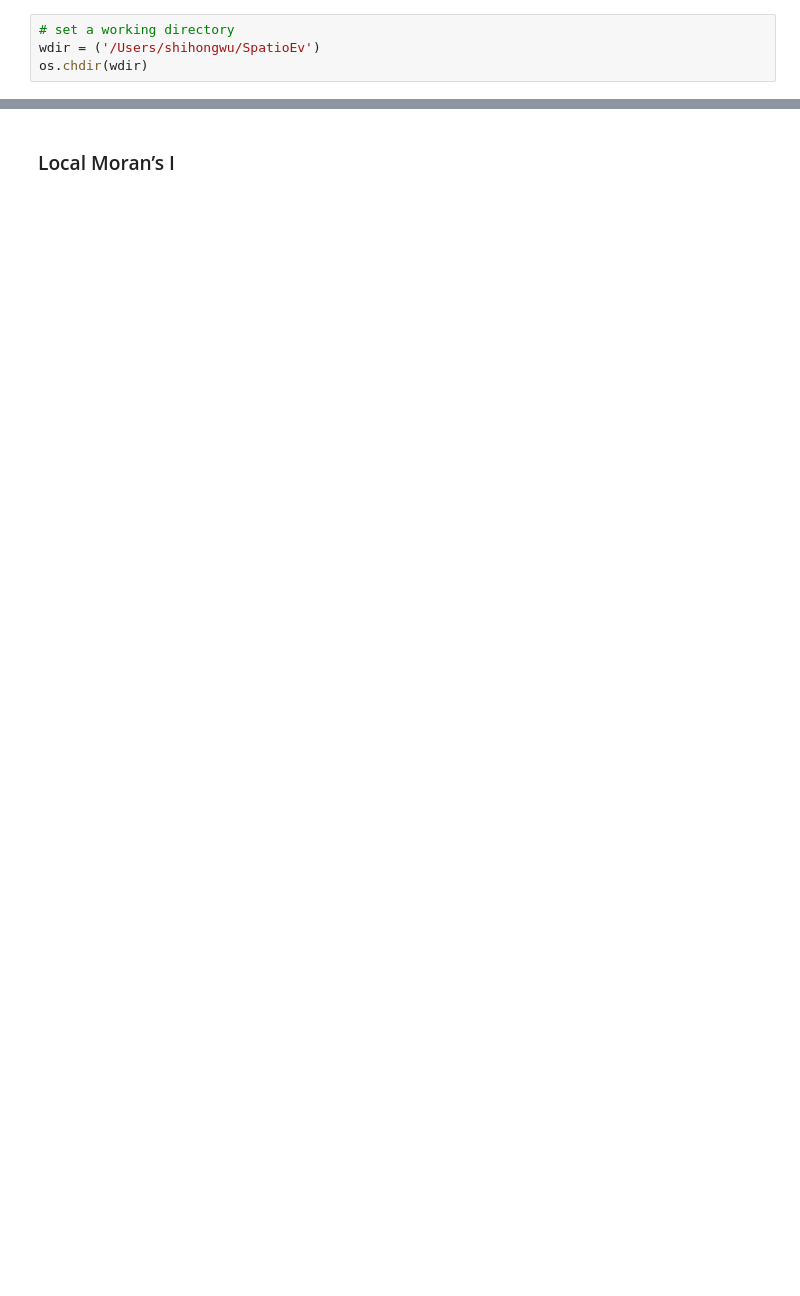
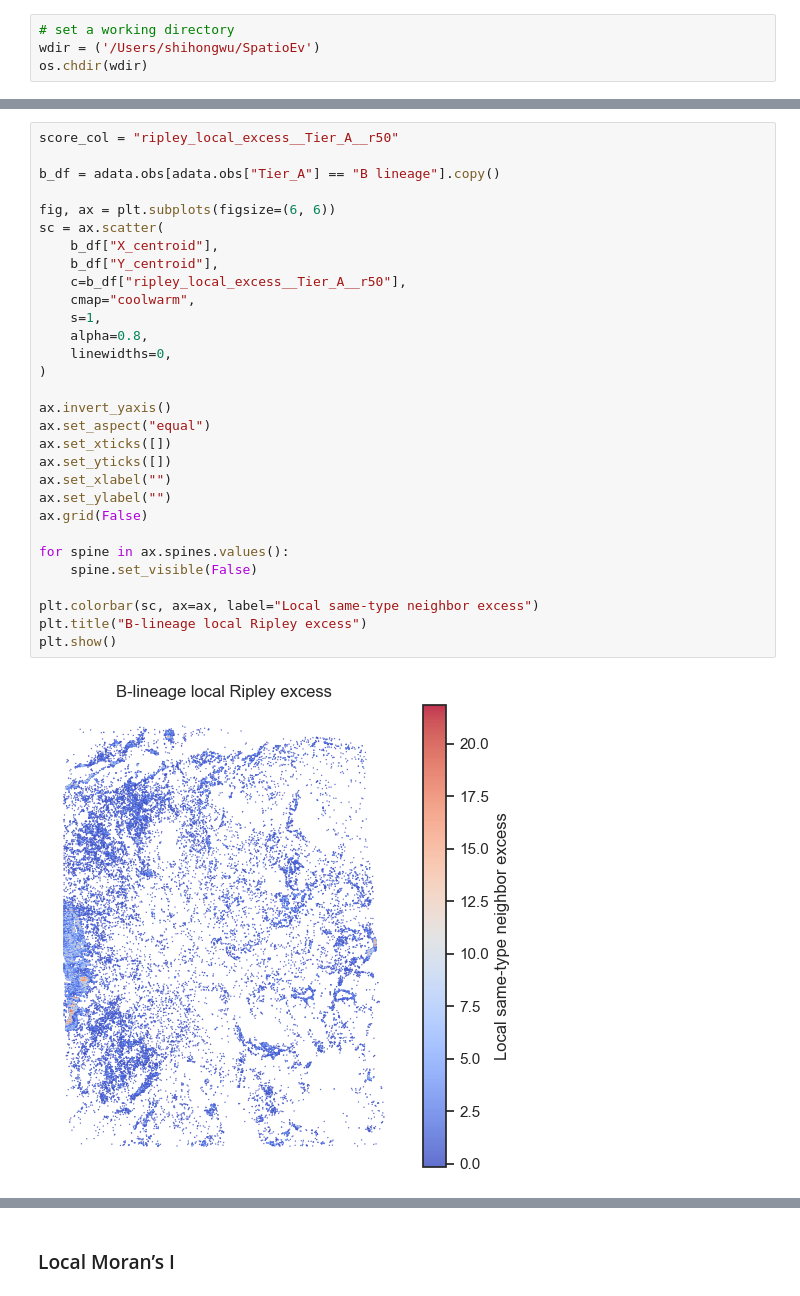
Before and after one commit to Bashford-Rogers-lab/SpatioEv, a Jupyter notebook: notebooks/04_dev_spatial_stats.ipynb, the cells around one changed output, grey strips where cells are left out. Drawn from its saved outputs; the diff is of its cells as text; blank space fills up the shorter version.

```diff
--- a/notebooks/04_dev_spatial_stats.ipynb
+++ b/notebooks/04_dev_spatial_stats.ipynb
@@ -256,0 +284,32 @@ morans_i_by_image(
+# %%
+score_col = "ripley_local_excess__Tier_A__r50"
+
+b_df = adata.obs[adata.obs["Tier_A"] == "B lineage"].copy()
+
+fig, ax = plt.subplots(figsize=(6, 6))
+sc = ax.scatter(
+    b_df["X_centroid"],
+    b_df["Y_centroid"],
+    c=b_df["ripley_local_excess__Tier_A__r50"],
+    cmap="coolwarm",
+    s=1,
+    alpha=0.8,
+    linewidths=0,
+)
+
+ax.invert_yaxis()
+ax.set_aspect("equal")
+ax.set_xticks([])
+ax.set_yticks([])
+ax.set_xlabel("")
+ax.set_ylabel("")
+ax.grid(False)
+
+for spine in ax.spines.values():
+    spine.set_visible(False)
+
+plt.colorbar(sc, ax=ax, label="Local same-type neighbor excess")
+plt.title("B-lineage local Ripley excess")
+plt.show()
+# %% [output]
+[figure, added]
```
Also changed, not shown: parts of 88 cells of this notebook, 39 other files.
